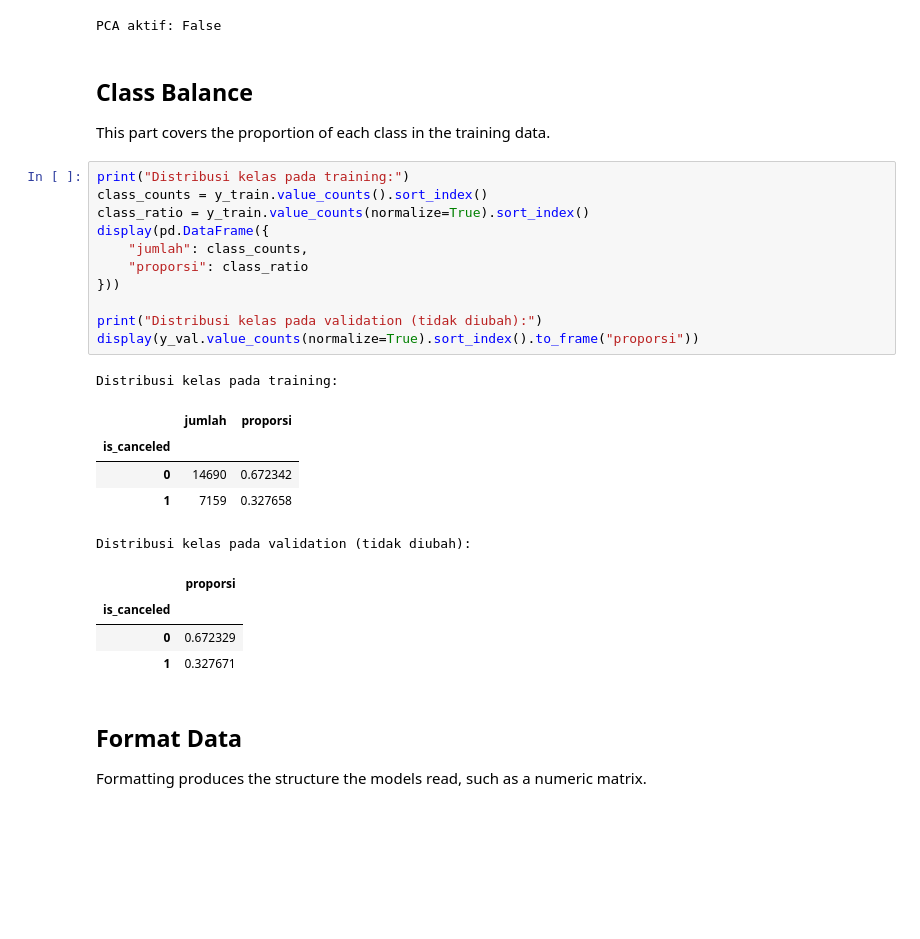
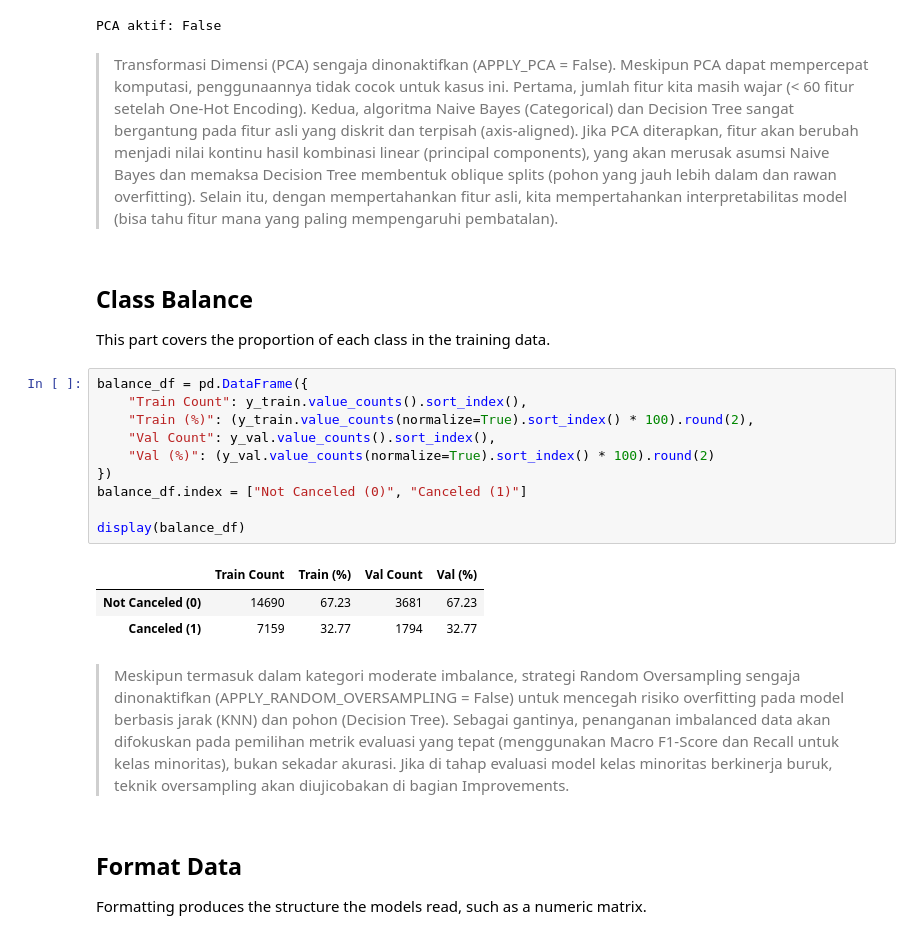
Before and after one commit to EliWidjojo/IF3170_G28_HaalinghamJayaAO3, a Jupyter notebook: notebooks/Notebook Tugas Besar 2 IF3170 Inteligensi Artifisial 2026-2027..ipynb, the cells around one changed output. Cells and saved outputs as stored; diff of their text form; blank space fills up the shorter version.

```diff
--- a/notebooks/Notebook Tugas Besar 2 IF3170 Inteligensi Artifisial 2026-2027..ipynb
+++ b/notebooks/Notebook Tugas Besar 2 IF3170 Inteligensi Artifisial 2026-2027..ipynb
@@ -890,32 +865,28 @@ else:
 print("PCA aktif:", dimensionality_reducer is not None)
 # %% [output]
 PCA aktif: False
+# %% [markdown]
+> Transformasi Dimensi (PCA) sengaja dinonaktifkan (APPLY_PCA = False). Meskipun PCA dapat mempercepat komputasi, penggunaannya tidak cocok untuk kasus ini. Pertama, jumlah fitur kita masih wajar (< 60 fitur setelah One-Hot Encoding). Kedua, algoritma Naive Bayes (Categorical) dan Decision Tree sangat bergantung pada fitur asli yang diskrit dan terpisah (axis-aligned). Jika PCA diterapkan, fitur akan berubah menjadi nilai kontinu hasil kombinasi linear (principal components), yang akan merusak asumsi Naive Bayes dan memaksa Decision Tree membentuk oblique splits (pohon yang jauh lebih dalam dan rawan overfitting). Selain itu, dengan mempertahankan fitur asli, kita mempertahankan interpretabilitas model (bisa tahu fitur mana yang paling mempengaruhi pembatalan).
 # %% [markdown]
 ## Class Balance
 
 This part covers the proportion of each class in the training data.
 # %%
-print("Distribusi kelas pada training:")
-class_counts = y_train.value_counts().sort_index()
-class_ratio = y_train.value_counts(normalize=True).sort_index()
-display(pd.DataFrame({
-    "jumlah": class_counts,
-    "proporsi": class_ratio
-}))
+balance_df = pd.DataFrame({
+    "Train Count": y_train.value_counts().sort_index(),
+    "Train (%)": (y_train.value_counts(normalize=True).sort_index() * 100).round(2),
+    "Val Count": y_val.value_counts().sort_index(),
+    "Val (%)": (y_val.value_counts(normalize=True).sort_index() * 100).round(2)
+})
+balance_df.index = ["Not Canceled (0)", "Canceled (1)"]
 
-print("Distribusi kelas pada validation (tidak diubah):")
-display(y_val.value_counts(normalize=True).sort_index().to_frame("proporsi"))
+display(balance_df)
 # %% [output]
-Distribusi kelas pada training:
-|  | jumlah | proporsi |
-| is_canceled |  |  |
-| 0 | 14690 | 0.672342 |
-| 1 | 7159 | 0.327658 |
+|  | Train Count | Train (%) | Val Count | Val (%) |
+| Not Canceled (0) | 14690 | 67.23 | 3681 | 67.23 |
+| Canceled (1) | 7159 | 32.77 | 1794 | 32.77 |
-Distribusi kelas pada validation (tidak diubah):
-|  | proporsi |
-| is_canceled |  |
-| 0 | 0.672329 |
-| 1 | 0.327671 |
+# %% [markdown]
+> Meskipun termasuk dalam kategori moderate imbalance, strategi Random Oversampling sengaja dinonaktifkan (APPLY_RANDOM_OVERSAMPLING = False) untuk mencegah risiko overfitting pada model berbasis jarak (KNN) dan pohon (Decision Tree). Sebagai gantinya, penanganan imbalanced data akan difokuskan pada pemilihan metrik evaluasi yang tepat (menggunakan Macro F1-Score dan Recall untuk kelas minoritas), bukan sekadar akurasi. Jika di tahap evaluasi model kelas minoritas berkinerja buruk, teknik oversampling akan diujicobakan di bagian Improvements.
 # %% [markdown]
 ## Format Data
 
```
Also changed, not shown: parts of 10 cells of this notebook.
